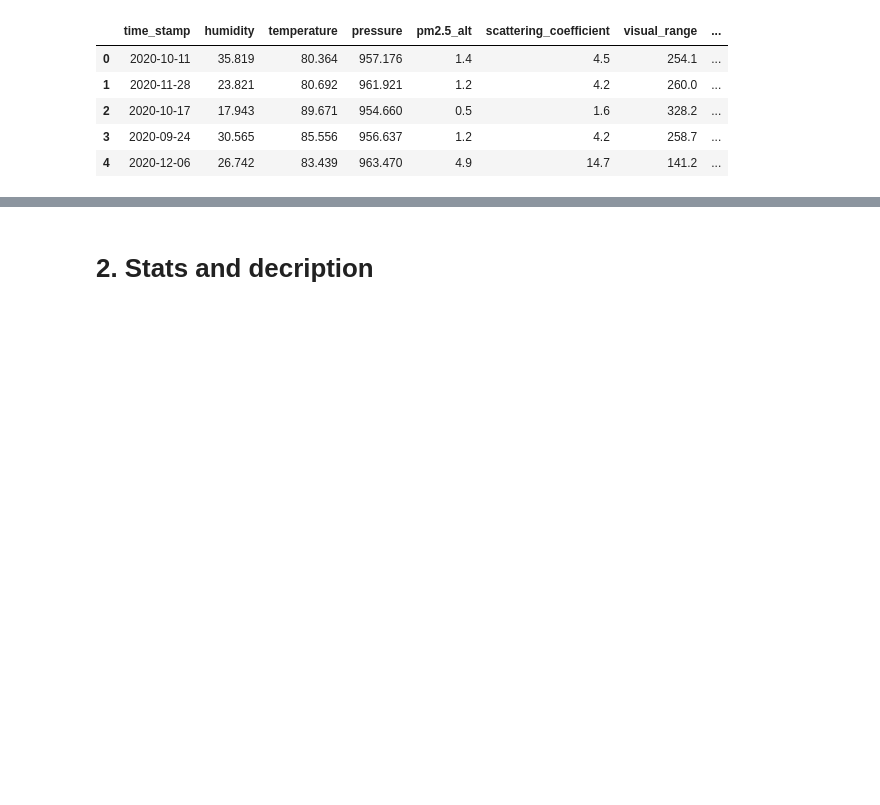
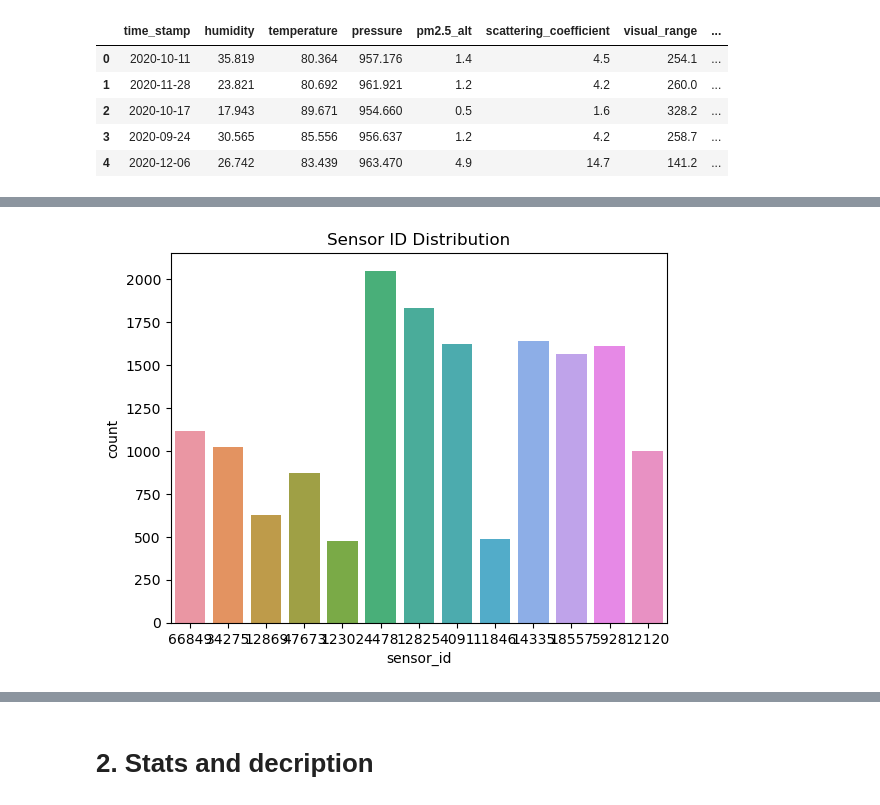
Before and after one commit to yejoon99/CDL-Project, a Jupyter notebook: Sensor_EDA-v2.ipynb, the cells around one changed output, grey strips where cells are left out. Saved outputs shown, nothing was run; the diff lists cells and outputs as text; code cells hidden in the pictures; blank space fills up the shorter version.

```diff
--- a/Sensor_EDA.ipynb
+++ b/Sensor_EDA-v2.ipynb
@@ -42,0 +100,15 @@ combined_df.head()
+# %%
+# Convert 'time_stamp' column to datetime
+combined_df['time_stamp'] = pd.to_datetime(combined_df['time_stamp'])
+
+# Extract date and time components
+combined_df['date'] = combined_df['time_stamp'].dt.date
+combined_df['hour'] = combined_df['time_stamp'].dt.hour
+combined_df['day_of_week'] = combined_df['time_stamp'].dt.dayofweek
+# %%
+# Explore categorical variables
+sns.countplot(x='sensor_id', data=combined_df)
+plt.title('Sensor ID Distribution')
+plt.show()
+# %% [output]
+[figure, added]
```
Also changed, not shown: parts of 9 cells of this notebook.
